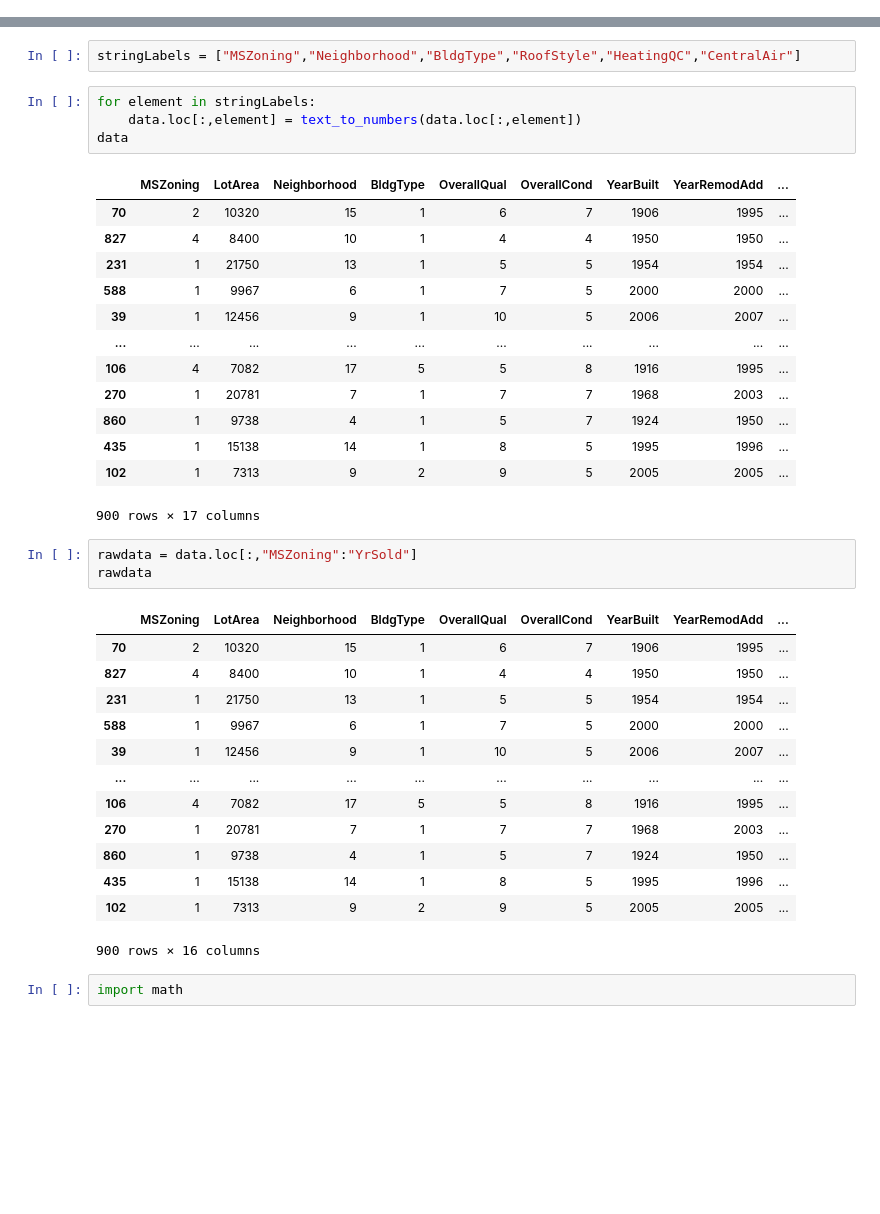
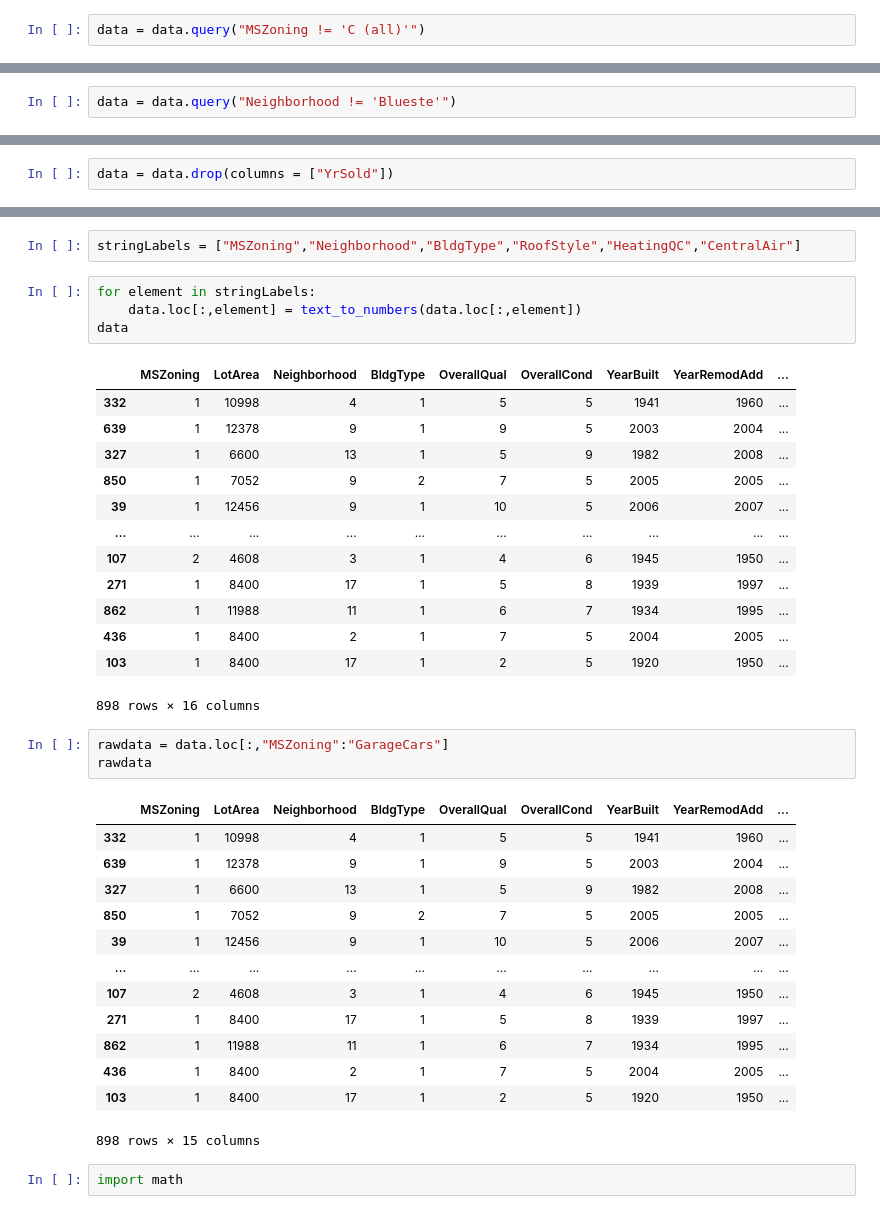
Before and after one commit to Tachmeton/Data-Science---Hausanalyse, a Jupyter notebook: Codebase.ipynb, the cells around one changed output, grey strips where cells are left out. Cells and saved outputs as stored; diff of their text form; blank space fills up the shorter version.

```diff
--- a/Codebase.ipynb
+++ b/Codebase.ipynb
@@ -53,6 +59,8 @@ C (all)      1
 Name: MSZoning, dtype: int64
 # %% [markdown]
 C (all) ist nur alleine
+# %%
+data = data.query("MSZoning != 'C (all)'")
 # %%
 data['Neighborhood'].value_counts()
 # %% [output]
@@ -75,3 +83,5 @@ Blueste      1
 Name: Neighborhood, dtype: int64
 # %% [markdown]
 Blueste kommt nur einmal vor
+# %%
+data = data.query("Neighborhood != 'Blueste'")
@@ -274,0 +304,2 @@ Starke corr zwischen preis mit Qulität, TotalMsmtSF, LivArea, größe Garage. a
+# %%
+data = data.drop(columns = ["YrSold"])
@@ -389,35 +426,35 @@ for element in stringLabels:
 data
 # %% [output]
 |  | MSZoning | LotArea | Neighborhood | BldgType | OverallQual | OverallCond | YearBuilt | YearRemodAdd | ... |
-| 70 | 2 | 10320 | 15 | 1 | 6 | 7 | 1906 | 1995 | ... |
-| 827 | 4 | 8400 | 10 | 1 | 4 | 4 | 1950 | 1950 | ... |
-| 231 | 1 | 21750 | 13 | 1 | 5 | 5 | 1954 | 1954 | ... |
-| 588 | 1 | 9967 | 6 | 1 | 7 | 5 | 2000 | 2000 | ... |
+| 332 | 1 | 10998 | 4 | 1 | 5 | 5 | 1941 | 1960 | ... |
+| 639 | 1 | 12378 | 9 | 1 | 9 | 5 | 2003 | 2004 | ... |
+| 327 | 1 | 6600 | 13 | 1 | 5 | 9 | 1982 | 2008 | ... |
+| 850 | 1 | 7052 | 9 | 2 | 7 | 5 | 2005 | 2005 | ... |
 | 39 | 1 | 12456 | 9 | 1 | 10 | 5 | 2006 | 2007 | ... |
 | ... | ... | ... | ... | ... | ... | ... | ... | ... | ... |
-| 106 | 4 | 7082 | 17 | 5 | 5 | 8 | 1916 | 1995 | ... |
-| 270 | 1 | 20781 | 7 | 1 | 7 | 7 | 1968 | 2003 | ... |
-| 860 | 1 | 9738 | 4 | 1 | 5 | 7 | 1924 | 1950 | ... |
-| 435 | 1 | 15138 | 14 | 1 | 8 | 5 | 1995 | 1996 | ... |
-| 102 | 1 | 7313 | 9 | 2 | 9 | 5 | 2005 | 2005 | ... |
+| 107 | 2 | 4608 | 3 | 1 | 4 | 6 | 1945 | 1950 | ... |
+| 271 | 1 | 8400 | 17 | 1 | 5 | 8 | 1939 | 1997 | ... |
+| 862 | 1 | 11988 | 11 | 1 | 6 | 7 | 1934 | 1995 | ... |
+| 436 | 1 | 8400 | 2 | 1 | 7 | 5 | 2004 | 2005 | ... |
+| 103 | 1 | 8400 | 17 | 1 | 2 | 5 | 1920 | 1950 | ... |
-900 rows × 17 columns
+898 rows × 16 columns
 # %%
-rawdata = data.loc[:,"MSZoning":"YrSold"]
+rawdata = data.loc[:,"MSZoning":"GarageCars"]
 rawdata
 # %% [output]
 |  | MSZoning | LotArea | Neighborhood | BldgType | OverallQual | OverallCond | YearBuilt | YearRemodAdd | ... |
-| 70 | 2 | 10320 | 15 | 1 | 6 | 7 | 1906 | 1995 | ... |
-| 827 | 4 | 8400 | 10 | 1 | 4 | 4 | 1950 | 1950 | ... |
-| 231 | 1 | 21750 | 13 | 1 | 5 | 5 | 1954 | 1954 | ... |
-| 588 | 1 | 9967 | 6 | 1 | 7 | 5 | 2000 | 2000 | ... |
+| 332 | 1 | 10998 | 4 | 1 | 5 | 5 | 1941 | 1960 | ... |
+| 639 | 1 | 12378 | 9 | 1 | 9 | 5 | 2003 | 2004 | ... |
+| 327 | 1 | 6600 | 13 | 1 | 5 | 9 | 1982 | 2008 | ... |
+| 850 | 1 | 7052 | 9 | 2 | 7 | 5 | 2005 | 2005 | ... |
 | 39 | 1 | 12456 | 9 | 1 | 10 | 5 | 2006 | 2007 | ... |
 | ... | ... | ... | ... | ... | ... | ... | ... | ... | ... |
-| 106 | 4 | 7082 | 17 | 5 | 5 | 8 | 1916 | 1995 | ... |
-| 270 | 1 | 20781 | 7 | 1 | 7 | 7 | 1968 | 2003 | ... |
-| 860 | 1 | 9738 | 4 | 1 | 5 | 7 | 1924 | 1950 | ... |
-| 435 | 1 | 15138 | 14 | 1 | 8 | 5 | 1995 | 1996 | ... |
-| 102 | 1 | 7313 | 9 | 2 | 9 | 5 | 2005 | 2005 | ... |
+| 107 | 2 | 4608 | 3 | 1 | 4 | 6 | 1945 | 1950 | ... |
+| 271 | 1 | 8400 | 17 | 1 | 5 | 8 | 1939 | 1997 | ... |
+| 862 | 1 | 11988 | 11 | 1 | 6 | 7 | 1934 | 1995 | ... |
+| 436 | 1 | 8400 | 2 | 1 | 7 | 5 | 2004 | 2005 | ... |
+| 103 | 1 | 8400 | 17 | 1 | 2 | 5 | 1920 | 1950 | ... |
-900 rows × 16 columns
+898 rows × 15 columns
 # %%
 import math
 # %%
```
Also changed, not shown: parts of 40 cells of this notebook.
